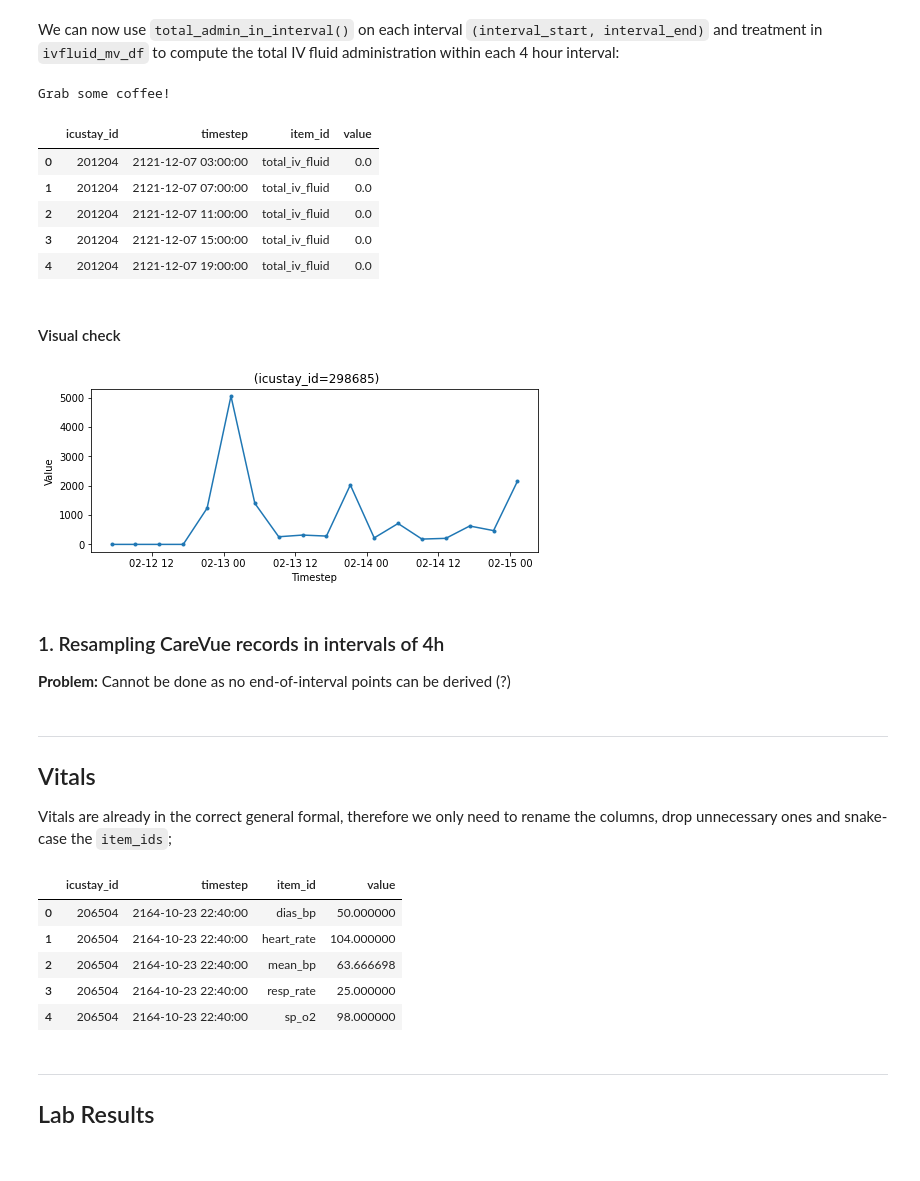
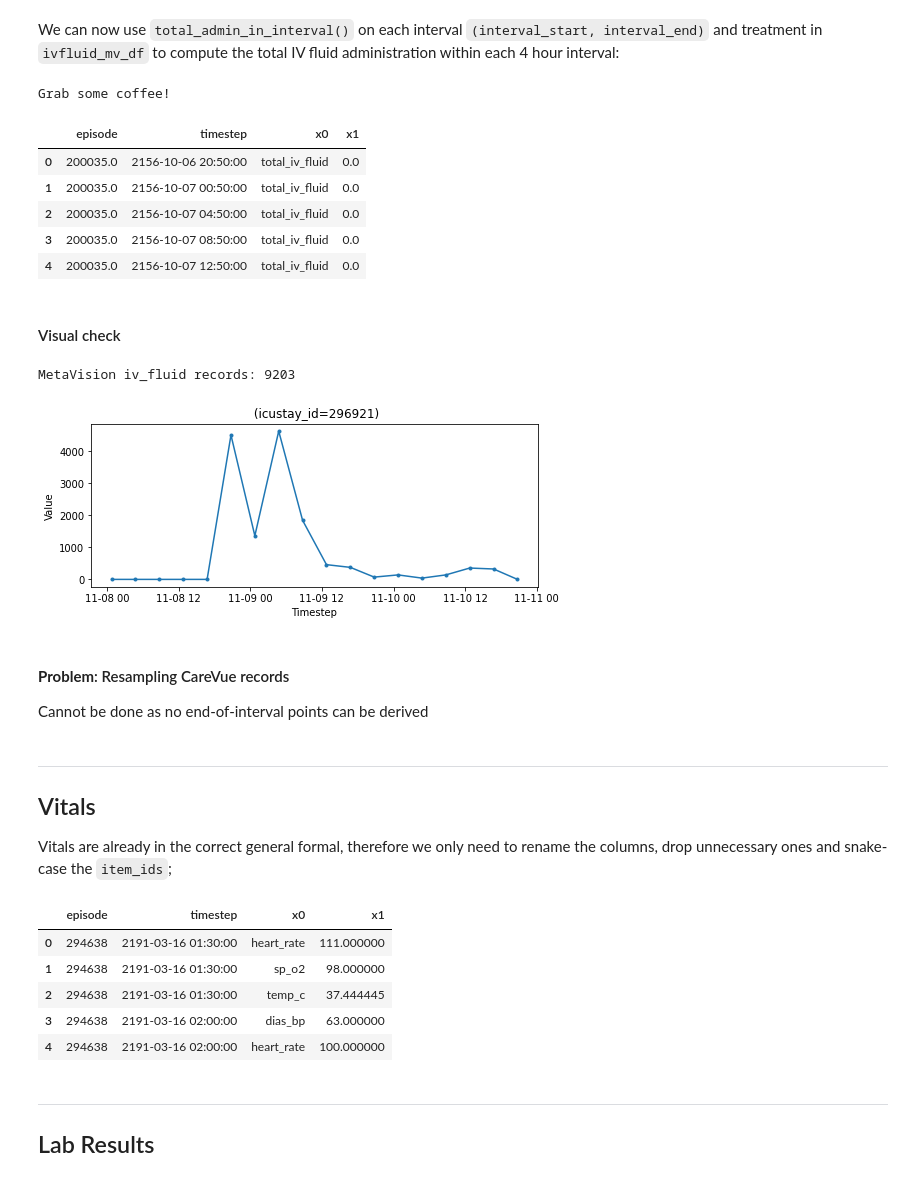
Before and after one commit to thomas097/Haemodynamic-Optimization-Reinforcement-Learning, a Jupyter notebook: preprocessing/MIMIC-III_preprocessing_attention_v1.ipynb, the cells around one changed output. Drawn from its saved outputs; the diff is of its cells as text; code cells hidden in the pictures.

```diff
--- a/preprocessing/MIMIC-III_preprocessing_attention_v1.ipynb
+++ b/preprocessing/MIMIC-III_preprocessing_attention_v1.ipynb
@@ -105,0 +130,7 @@ MeanBP    => mean_bp
+# %%
+# Remark: The original notebook uses SOFA>3, yet the paper mentions the standard SOFA>=2 as the selection criterion
+demo_df = read_csv(DATA_DIR + 'demographics_cohort.csv')
+sofa2_icustays = set([row['icustay_id'] for _, row in demo_df.iterrows() if row['sofa'] >= 2])
+
+# Filter cohort
+cohort_df = cohort_df[cohort_df['icustay_id'].isin(sofa2_icustays)]
@@ -174,9 +199,9 @@ for icustay_id, treatments in tqdm(vaso_mv_df.groupby('icustay_id')):
 
     # Create DataFrame for ICU stay
     sampled_vaso_mv_df = pd.DataFrame({'timestep': [end for _, end in intervals],
-                                       'icustay_id': icustay_id,
-                                       'item_id': 'max_vaso',
-                                       'value': np.nan_to_num(max_vaso, nan=0.0)}) # NaN = 0
+                                       'episode': icustay_id,
+                                       'x0': 'max_vaso',
+                                       'x1': np.nan_to_num(max_vaso, nan=0.0)}) # NaN (no treatment) -> zero dose
     sampled_vaso_mv_dfs.append(sampled_vaso_mv_df)
 
 # Concat DataFrames of individual icustays
@@ -360,11 +288,13 @@ def total_admin_in_interval(interval_start, interval_end, treatments):
         total_ml += amount[c3].sum()
 
     # Option 4: dose started in interval and ended after interval
-    c4 = (dose_start >= interval_start) & (dose_start < interval_end) & (interval_end < dose_end)
+    # Reamrk: Extra division by duration
+    c4 = (dose_start >= interval_start) & (dose_start < interval_end) & (dose_end > interval_end)
     if c4.any():
         total_ml += (to_hours(interval_end - dose_start) * rate[c4]).sum()
 
-    return total_ml
+    # Return value if there was IV intake, else NaN
+    return total_ml if total_ml > 0 else np.NaN
 # %% [markdown]
 We can now use `total_admin_in_interval()` on each interval `(interval_start, interval_end)` and treatment in `ivfluid_mv_df` to compute the total IV fluid administration within each 4 hour interval:
 # %%
@@ -383,16 +313,15 @@ for icustay_id, treatments in tqdm(ivfluid_mv_df.groupby('icustay_id')):
     intervals = interval_times[icustay_id]
     total_ivfluid = np.zeros(len(intervals), dtype=np.float64)
 
+    # Compute total IV fluid within each interval
     for i, (interval_start, interval_end) in enumerate(intervals):
-
-        # Compute total IV fluid
         total_ivfluid[i] = total_admin_in_interval(interval_start, interval_end, treatments)
 
     # Create DataFrame
-    sampled_ivfluid_df = pd.DataFrame({'icustay_id': icustay_id,
+    sampled_ivfluid_df = pd.DataFrame({'episode': icustay_id,
                                        'timestep': [end for _, end in intervals],
-                                       'item_id': 'total_iv_fluid',
-                                       'value': np.nan_to_num(total_ivfluid, nan=0.0)}) # NaN = 0
+                                       'x0': 'total_iv_fluid',
+                                       'x1': np.nan_to_num(total_ivfluid, nan=0.0)}) # NaN = 0
     sampled_ivfluid_mv_dfs.append(sampled_ivfluid_df)
 
 # Concat DataFrames of individual icustays
@@ -400,9 +329,9 @@ sampled_ivfluid_mv_df = pd.concat(sampled_ivfluid_mv_dfs)
 sampled_ivfluid_mv_df.head()
 # %% [output]
 Grab some coffee!
-|  | icustay_id | timestep | item_id | value |
-| 0 | 201204 | 2121-12-07 03:00:00 | total_iv_fluid | 0.0 |
-| 1 | 201204 | 2121-12-07 07:00:00 | total_iv_fluid | 0.0 |
-| 2 | 201204 | 2121-12-07 11:00:00 | total_iv_fluid | 0.0 |
-| 3 | 201204 | 2121-12-07 15:00:00 | total_iv_fluid | 0.0 |
-| 4 | 201204 | 2121-12-07 19:00:00 | total_iv_fluid | 0.0 |
+|  | episode | timestep | x0 | x1 |
+| 0 | 200035.0 | 2156-10-06 20:50:00 | total_iv_fluid | 0.0 |
+| 1 | 200035.0 | 2156-10-07 00:50:00 | total_iv_fluid | 0.0 |
+| 2 | 200035.0 | 2156-10-07 04:50:00 | total_iv_fluid | 0.0 |
+| 3 | 200035.0 | 2156-10-07 08:50:00 | total_iv_fluid | 0.0 |
+| 4 | 200035.0 | 2156-10-07 12:50:00 | total_iv_fluid | 0.0 |
@@ -409,13 +340,19 @@ Grab some coffee!
 # %% [markdown]
 #### Visual check
+# %%
+# Many many ICU stays have records from MetaVision
+num_mv_iv_fluid_samples = len(sampled_ivfluid_mv_df['episode'].unique())
+print('MetaVision iv_fluid records: %s' % num_mv_iv_fluid_samples)
+# %% [output]
+MetaVision iv_fluid records: 9203
 # %%
 # Get total IV fluid intake for one random patient
-plot_single(sampled_ivfluid_df, item_id='total_iv_fluid')
+plot_single(sampled_ivfluid_mv_df, item_id='total_iv_fluid')
 # %% [output]
-[figure, old version]
+[figure, new version]
 # %% [markdown]
-### 1. Resampling CareVue records in intervals of 4h
-**Problem:** Cannot be done as no end-of-interval points can be derived (?)
+#### **Problem**: Resampling CareVue records
+Cannot be done as no end-of-interval points can be derived
 # %% [markdown]
 ---
 ## Vitals
@@ -425,15 +362,15 @@ Vitals are already in the correct general formal, therefore we only need to rena
 vitals_df = read_csv(DATA_DIR + 'vitals_cohort.csv')
 
 # Simply rename columns (vitals_df is already in the right format)
-new_vitals_df = pd.DataFrame({'icustay_id': vitals_df['icustay_id'],
+new_vitals_df = pd.DataFrame({'episode': vitals_df['icustay_id'],
                               'timestep': vitals_df['charttime'],
-                              'item_id': vitals_df['vital_id'].apply(to_snakecase),
-                              'value': vitals_df['valuenum']})
+                              'x0': vitals_df['vital_id'].apply(to_snakecase),
+                              'x1': vitals_df['valuenum']})
 new_vitals_df.head()
 # %% [output]
-|  | icustay_id | timestep | item_id | value |
-| 0 | 206504 | 2164-10-23 22:40:00 | dias_bp | 50.000000 |
-| 1 | 206504 | 2164-10-23 22:40:00 | heart_rate | 104.000000 |
-| 2 | 206504 | 2164-10-23 22:40:00 | mean_bp | 63.666698 |
-| 3 | 206504 | 2164-10-23 22:40:00 | resp_rate | 25.000000 |
-| 4 | 206504 | 2164-10-23 22:40:00 | sp_o2 | 98.000000 |
+|  | episode | timestep | x0 | x1 |
+| 0 | 294638 | 2191-03-16 01:30:00 | heart_rate | 111.000000 |
+| 1 | 294638 | 2191-03-16 01:30:00 | sp_o2 | 98.000000 |
+| 2 | 294638 | 2191-03-16 01:30:00 | temp_c | 37.444445 |
+| 3 | 294638 | 2191-03-16 02:00:00 | dias_bp | 63.000000 |
+| 4 | 294638 | 2191-03-16 02:00:00 | heart_rate | 100.000000 |
```
Also changed, not shown: parts of 67 cells of this notebook, 1 other file.
